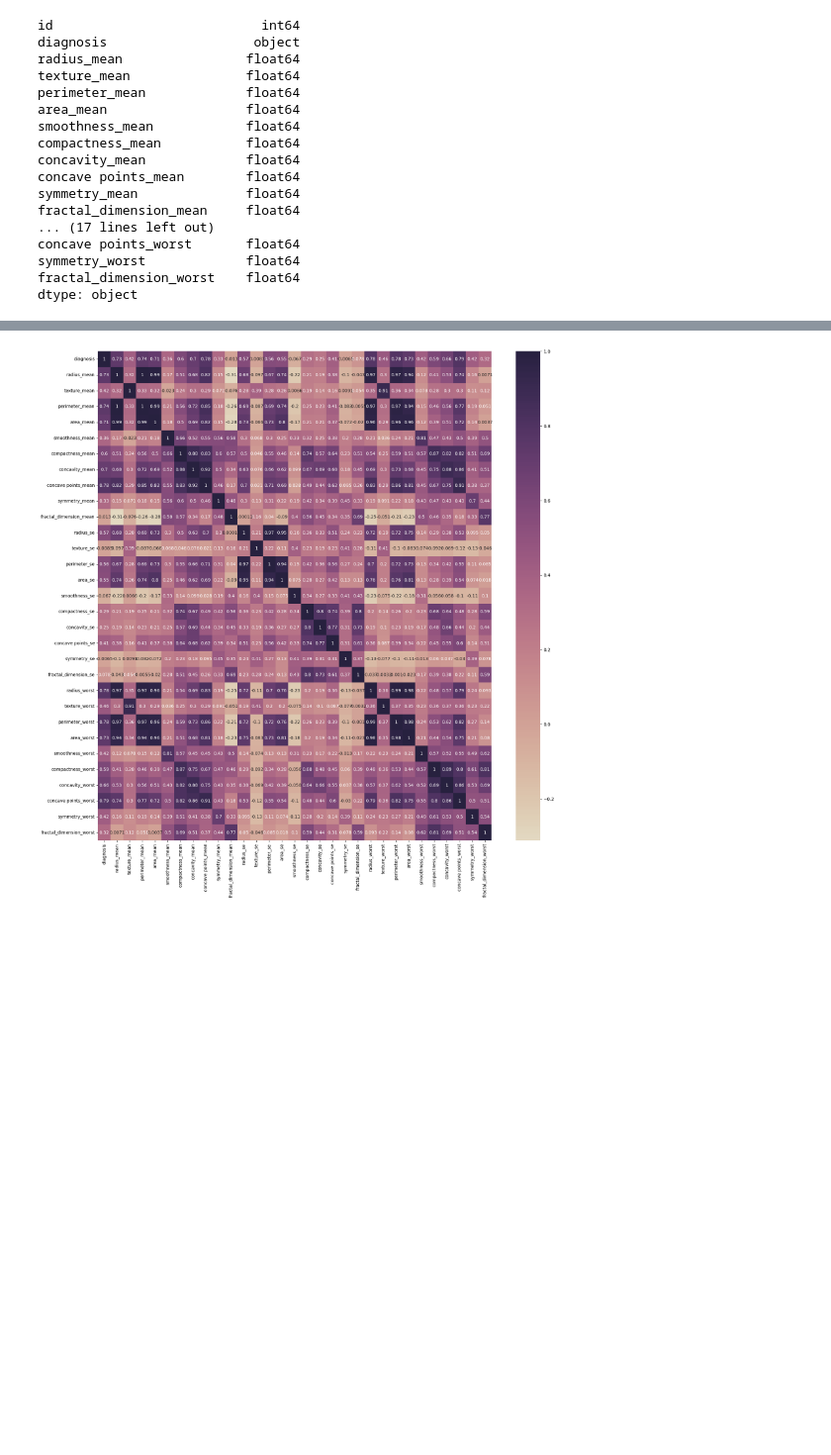
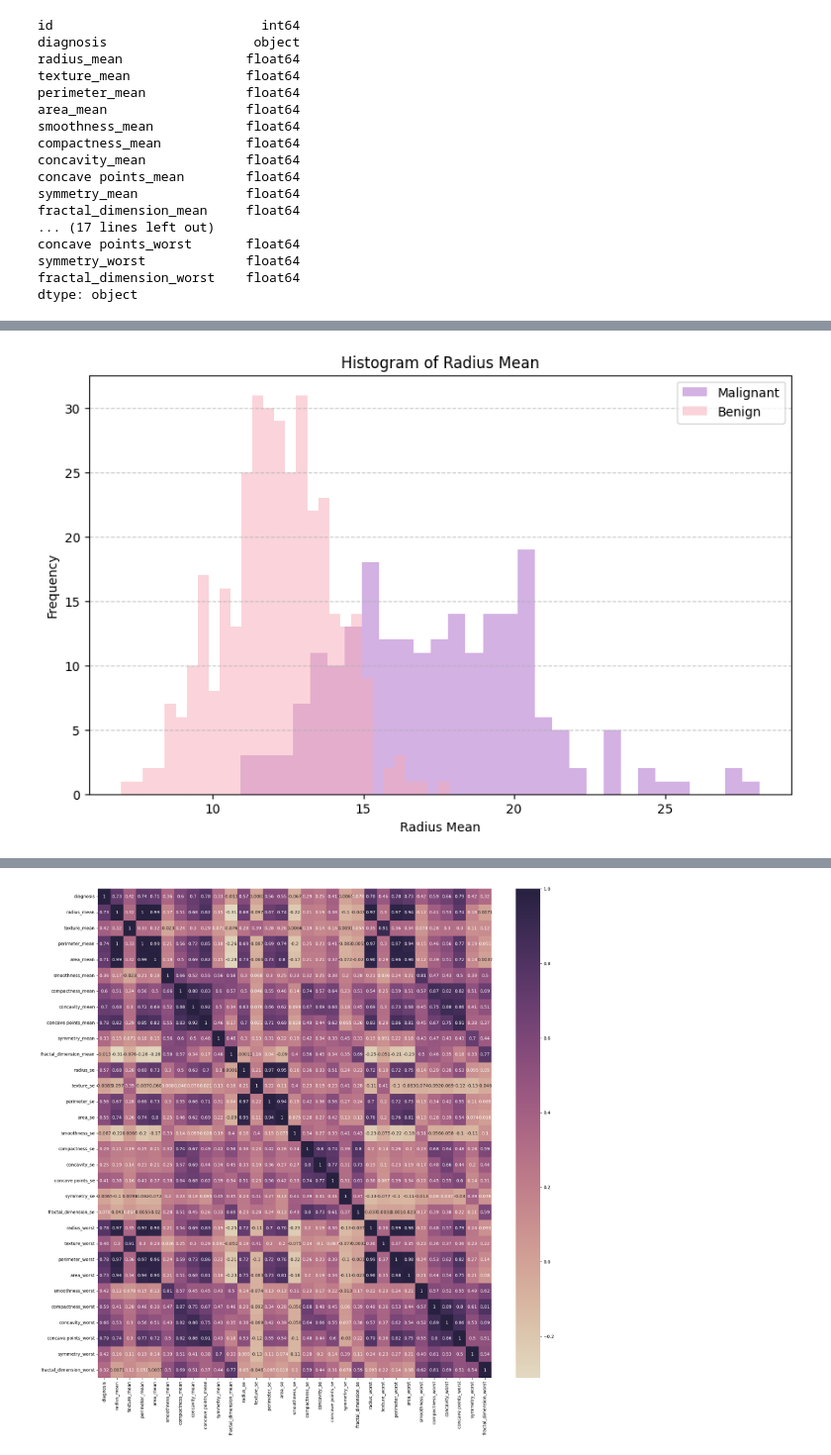
Before and after one commit to Nazneen-akram/NED-Data-Science-Artificial-Intelligence, a Jupyter notebook: breast_cancer_EDA.ipynb, the cells around one changed output, grey strips where cells are left out. Shown at 99% size. Saved outputs shown, nothing was run; the diff lists cells and outputs as text; code cells hidden in the pictures; blank space fills up the shorter version.

```diff
--- a/breast_cancer_EDA.ipynb
+++ b/breast_cancer_EDA.ipynb
@@ -122,0 +145,24 @@ fig_4.show()
+# %%
+plt.figure(figsize=(10, 6))
+
+# Create a histogram for 'Malignant'
+malignant = df[df['diagnosis'] == 'M']['radius_mean']
+plt.hist(malignant, bins=30, color='#A865C9', alpha=0.5, label='Malignant')
+
+# Create a histogram for 'Benign'
+benign = df[df['diagnosis'] == 'B']['radius_mean']
+plt.hist(benign, bins=30, color='#f6abb6', alpha=0.5, label='Benign')
+
+# Customize the plot
+plt.title('Histogram of Radius Mean')
+plt.xlabel('Radius Mean')
+plt.ylabel('Frequency')
+plt.legend()
+
+# Add grid lines
+plt.grid(axis='y', linestyle='--', alpha=0.7)
+
+# Show the plot
+plt.show()
+# %% [output]
+[figure, added]
```
Also changed, not shown: parts of 53 cells of this notebook.
